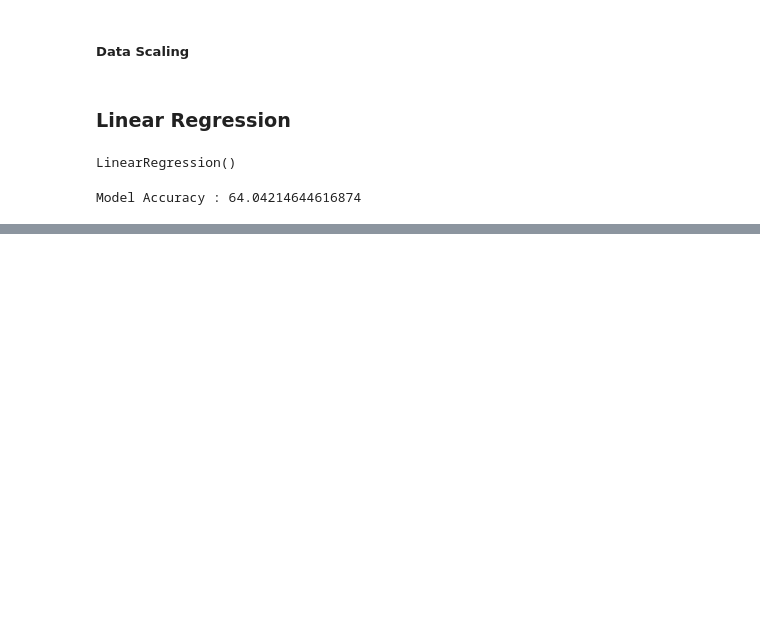
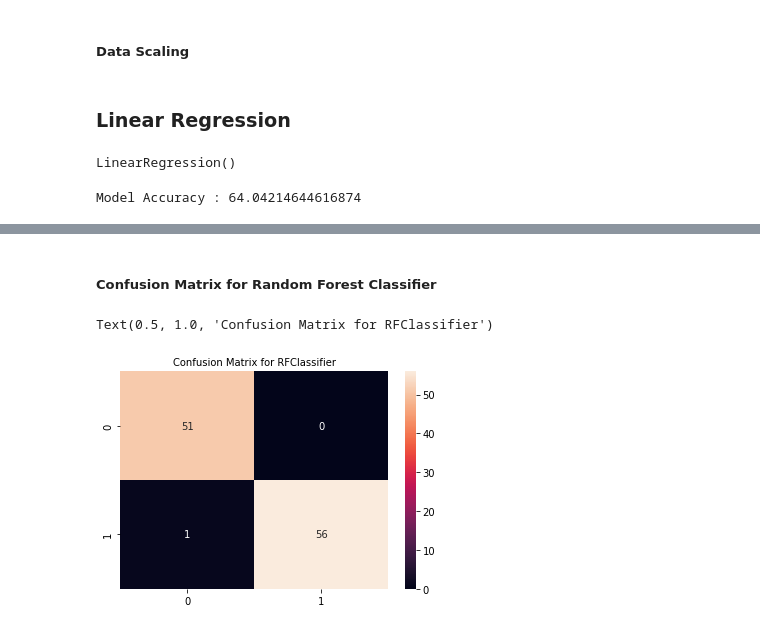
Before and after one commit to abishek-ctrl/lung-cancer-detection, a Jupyter notebook: model.ipynb, the cells around one changed output, grey strips where cells are left out. Saved outputs shown, nothing was run; the diff lists cells and outputs as text; code cells hidden in the pictures; blank space fills up the shorter version.

```diff
--- a/model.ipynb
+++ b/model.ipynb
@@ -184,0 +224,10 @@ Model Accuracy : 64.04214644616874
+# %% [markdown]
+##### Confusion Matrix for Random Forest Classifier
+# %%
+y_pred = rfc.predict(X_test)
+cf = confusion_matrix(y_test, y_pred)
+sns.heatmap(cf, annot=True)
+plt.title("Confusion Matrix for RFClassifier", fontsize=10)
+# %% [output]
+Text(0.5, 1.0, 'Confusion Matrix for RFClassifier')
+[figure, added]
```
Also changed, not shown: parts of 41 cells of this notebook, 4 other files.
